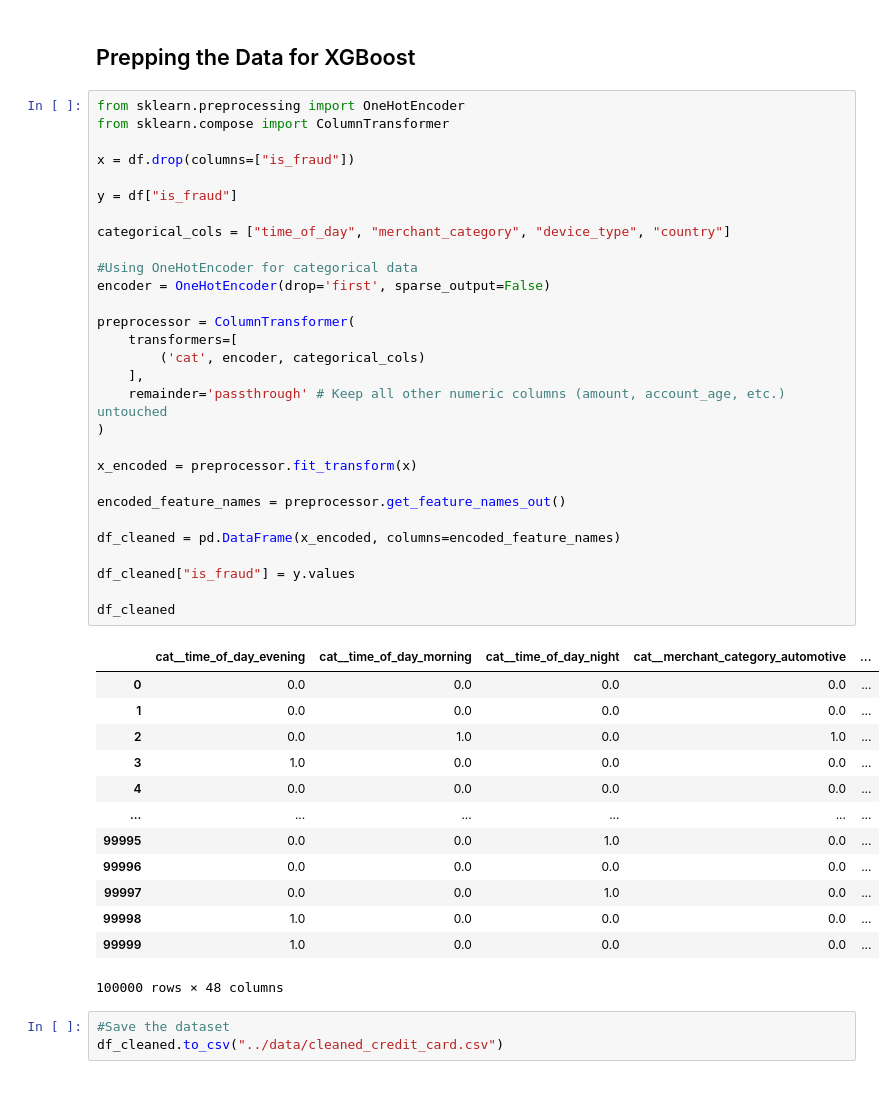
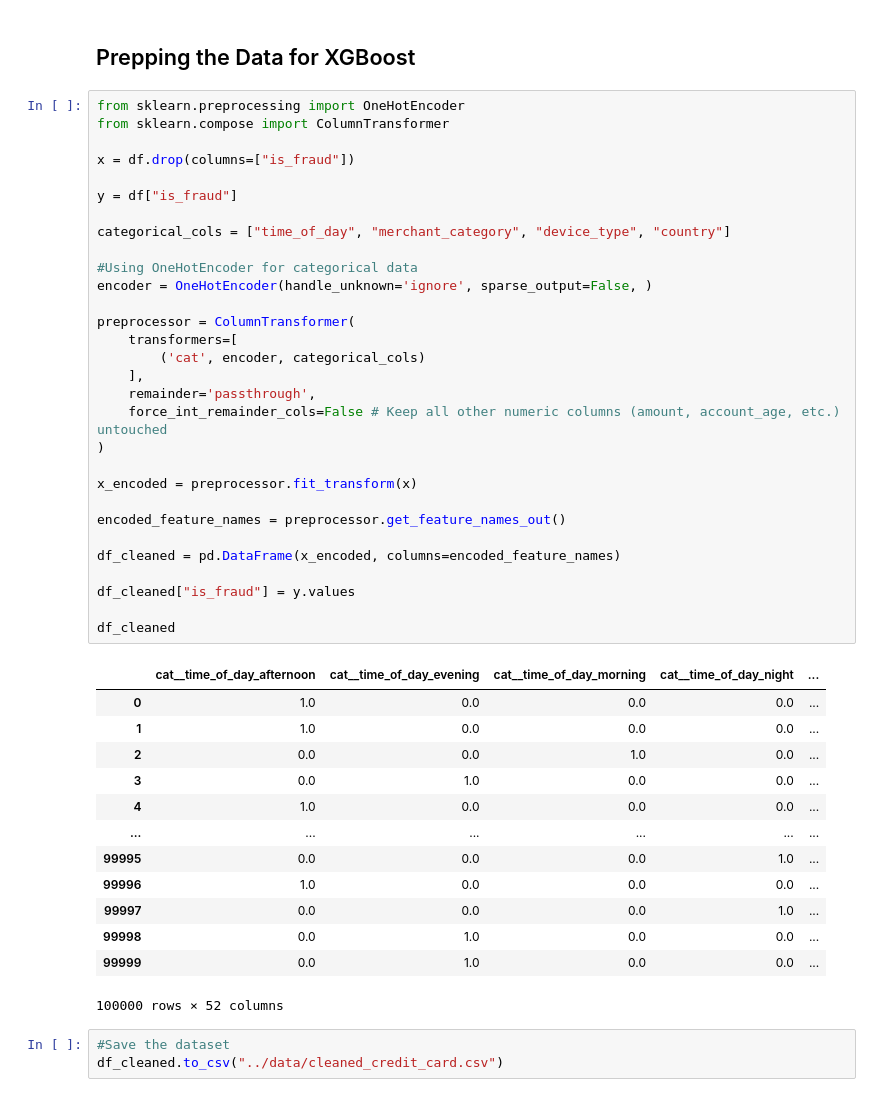
Before and after one commit to Vishek12/Sentinel-Flow, a Jupyter notebook: ml/model.ipynb, the cells around one changed output. Drawn from its saved outputs; the diff is of its cells as text.

```diff
--- a/ml/model.ipynb
+++ b/ml/model.ipynb
@@ -61,46 +66,47 @@ dtype: int64
 # %%
 from sklearn.preprocessing import OneHotEncoder
 from sklearn.compose import ColumnTransformer
 
 x = df.drop(columns=["is_fraud"])
 
 y = df["is_fraud"]
 
 categorical_cols = ["time_of_day", "merchant_category", "device_type", "country"]
 
 #Using OneHotEncoder for categorical data
-encoder = OneHotEncoder(drop='first', sparse_output=False)
+encoder = OneHotEncoder(handle_unknown='ignore', sparse_output=False, )
 
 preprocessor = ColumnTransformer(
     transformers=[
         ('cat', encoder, categorical_cols)
     ],
-    remainder='passthrough' # Keep all other numeric columns (amount, account_age, etc.) untouched
+    remainder='passthrough',
+    force_int_remainder_cols=False # Keep all other numeric columns (amount, account_age, etc.) untouched
 )
 
 x_encoded = preprocessor.fit_transform(x)
 
 encoded_feature_names = preprocessor.get_feature_names_out()
 
 df_cleaned = pd.DataFrame(x_encoded, columns=encoded_feature_names)
 
 df_cleaned["is_fraud"] = y.values
 
 df_cleaned
 # %% [output]
-|  | cat__time_of_day_evening | cat__time_of_day_morning | cat__time_of_day_night | cat__merchant_category_automotive | ... |
-| 0 | 0.0 | 0.0 | 0.0 | 0.0 | ... |
-| 1 | 0.0 | 0.0 | 0.0 | 0.0 | ... |
-| 2 | 0.0 | 1.0 | 0.0 | 1.0 | ... |
-| 3 | 1.0 | 0.0 | 0.0 | 0.0 | ... |
-| 4 | 0.0 | 0.0 | 0.0 | 0.0 | ... |
+|  | cat__time_of_day_afternoon | cat__time_of_day_evening | cat__time_of_day_morning | cat__time_of_day_night | ... |
+| 0 | 1.0 | 0.0 | 0.0 | 0.0 | ... |
+| 1 | 1.0 | 0.0 | 0.0 | 0.0 | ... |
+| 2 | 0.0 | 0.0 | 1.0 | 0.0 | ... |
+| 3 | 0.0 | 1.0 | 0.0 | 0.0 | ... |
+| 4 | 1.0 | 0.0 | 0.0 | 0.0 | ... |
 | ... | ... | ... | ... | ... | ... |
-| 99995 | 0.0 | 0.0 | 1.0 | 0.0 | ... |
-| 99996 | 0.0 | 0.0 | 0.0 | 0.0 | ... |
-| 99997 | 0.0 | 0.0 | 1.0 | 0.0 | ... |
-| 99998 | 1.0 | 0.0 | 0.0 | 0.0 | ... |
-| 99999 | 1.0 | 0.0 | 0.0 | 0.0 | ... |
+| 99995 | 0.0 | 0.0 | 0.0 | 1.0 | ... |
+| 99996 | 1.0 | 0.0 | 0.0 | 0.0 | ... |
+| 99997 | 0.0 | 0.0 | 0.0 | 1.0 | ... |
+| 99998 | 0.0 | 1.0 | 0.0 | 0.0 | ... |
+| 99999 | 0.0 | 1.0 | 0.0 | 0.0 | ... |
-100000 rows × 48 columns
+100000 rows × 52 columns
 # %%
 #Save the dataset
 df_cleaned.to_csv("../data/cleaned_credit_card.csv")
```
Also changed, not shown: parts of 10 cells of this notebook, 21 other files.
